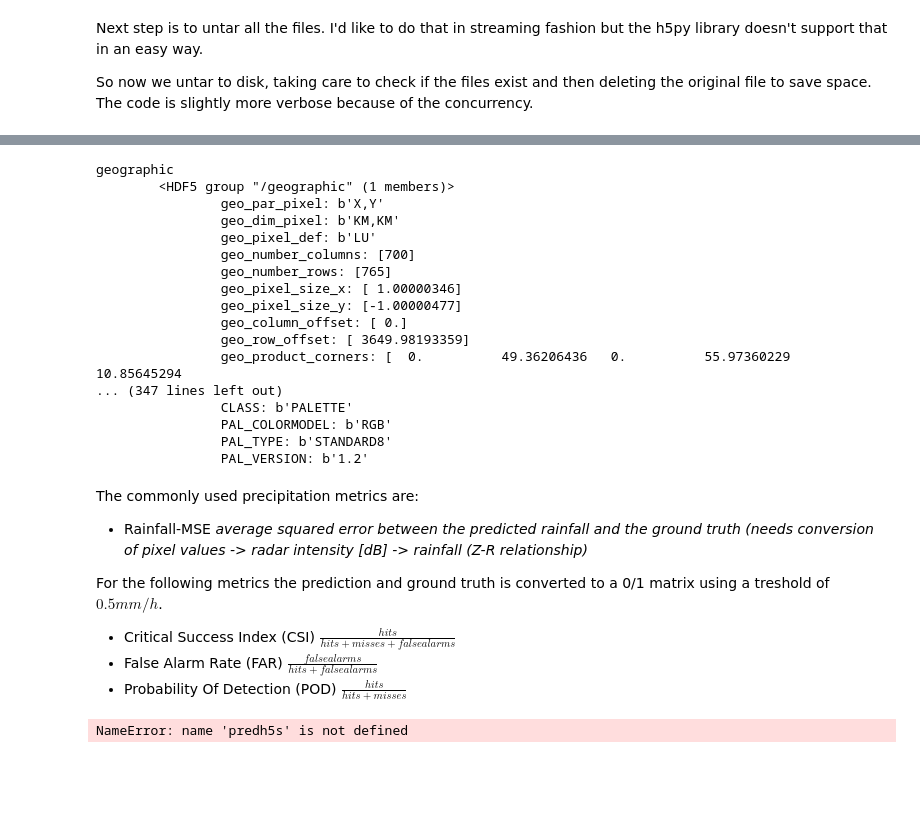
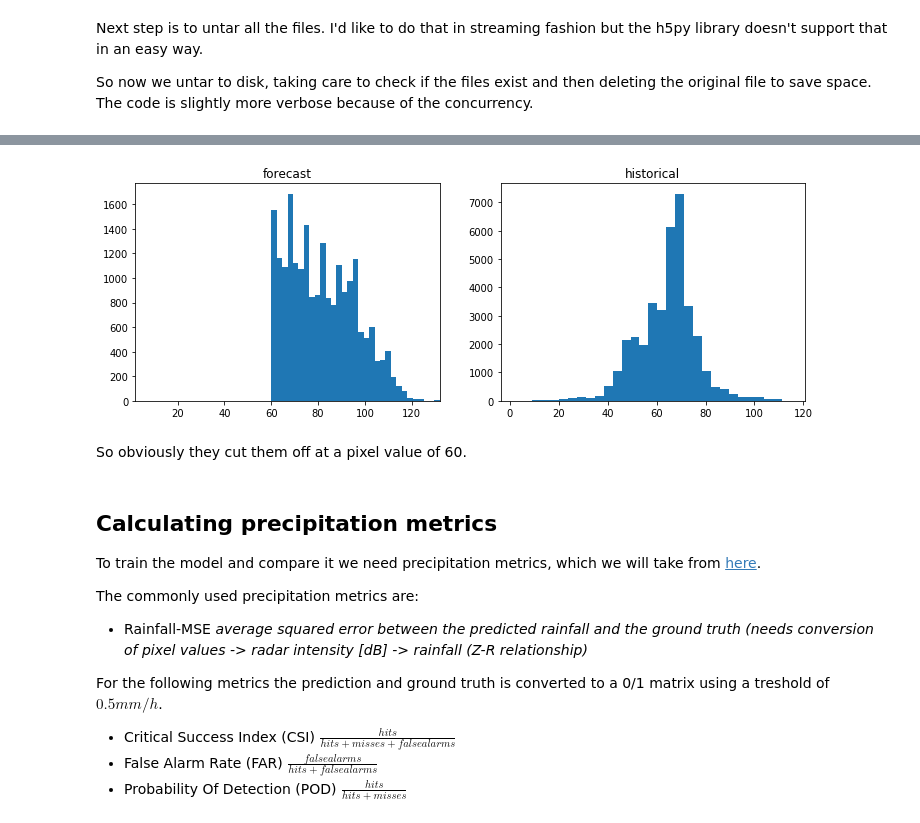
Before and after one commit to The-Fonz/nowcasting-convrnn, a Jupyter notebook: src/introduction-download-and-exploration.ipynb, the cells around one changed output, grey strips where cells are left out. Saved outputs shown, nothing was run; the diff lists cells and outputs as text; code cells hidden in the pictures; blank space fills up the shorter version.

```diff
--- a/src/introduction-download-and-exploration.ipynb
+++ b/src/introduction-download-and-exploration.ipynb
@@ -360,20 +244,0 @@ pv = 60
-# %%
-print(''.join(utils.explain_hdf5_file(hfs[0])))
-# %% [output]
-geographic
-        <HDF5 group "/geographic" (1 members)>
-                geo_par_pixel: b'X,Y'
-                geo_dim_pixel: b'KM,KM'
-                geo_pixel_def: b'LU'
-                geo_number_columns: [700]
-                geo_number_rows: [765]
-                geo_pixel_size_x: [ 1.00000346]
-                geo_pixel_size_y: [-1.00000477]
-                geo_column_offset: [ 0.]
-                geo_row_offset: [ 3649.98193359]
-                geo_product_corners: [  0.          49.36206436   0.          55.97360229  10.85645294
-... (347 lines left out)
-                CLASS: b'PALETTE'
-                PAL_COLORMODEL: b'RGB'
-                PAL_TYPE: b'STANDARD8'
-                PAL_VERSION: b'1.2'
@@ -439,4 +245,28 @@ HTML(anim.to_html5_video())
+# %%
+plt.figure(figsize=(12,4))
+ax1 = plt.subplot(121)
+ax1.set_title('forecast')
+# 60 cutoff
+a = img_data[0][img_data[0]>0].ravel()
+plt.hist(a, bins=255//8)
+
+ax2 = plt.subplot(122)
+ax2.set_title('historical')
+b = np.array(ds[0]['image1/image_data'])
+b = b[(b>0)&(b<255)].flatten()
+plt.hist(b, bins=255//8)
+ab = np.concatenate((a,b))
+
+ax1.set_xlim((ab.min(), ab.max()));
+# %% [output]
+[figure, added]
+# %% [markdown]
+So obviously they cut them off at a pixel value of 60.
 # %% [markdown]
+## Calculating precipitation metrics
+
+To train the model and compare it we need precipitation metrics, which we will take from [here](https://arxiv.org/pdf/1506.04214.pdf).
+
 The commonly used precipitation metrics are:
  - Rainfall-MSE *average squared error between the predicted rainfall and the ground truth (needs conversion of pixel values -> radar intensity [dB] -> rainfall (Z-R relationship)*
 
@@ -468,4 +276,0 @@ def metrics(t, p):
-# %%
-predh5s
-# %% [output]
-NameError: name 'predh5s' is not defined
```
Also changed, not shown: parts of 27 cells of this notebook, 5 other files.
